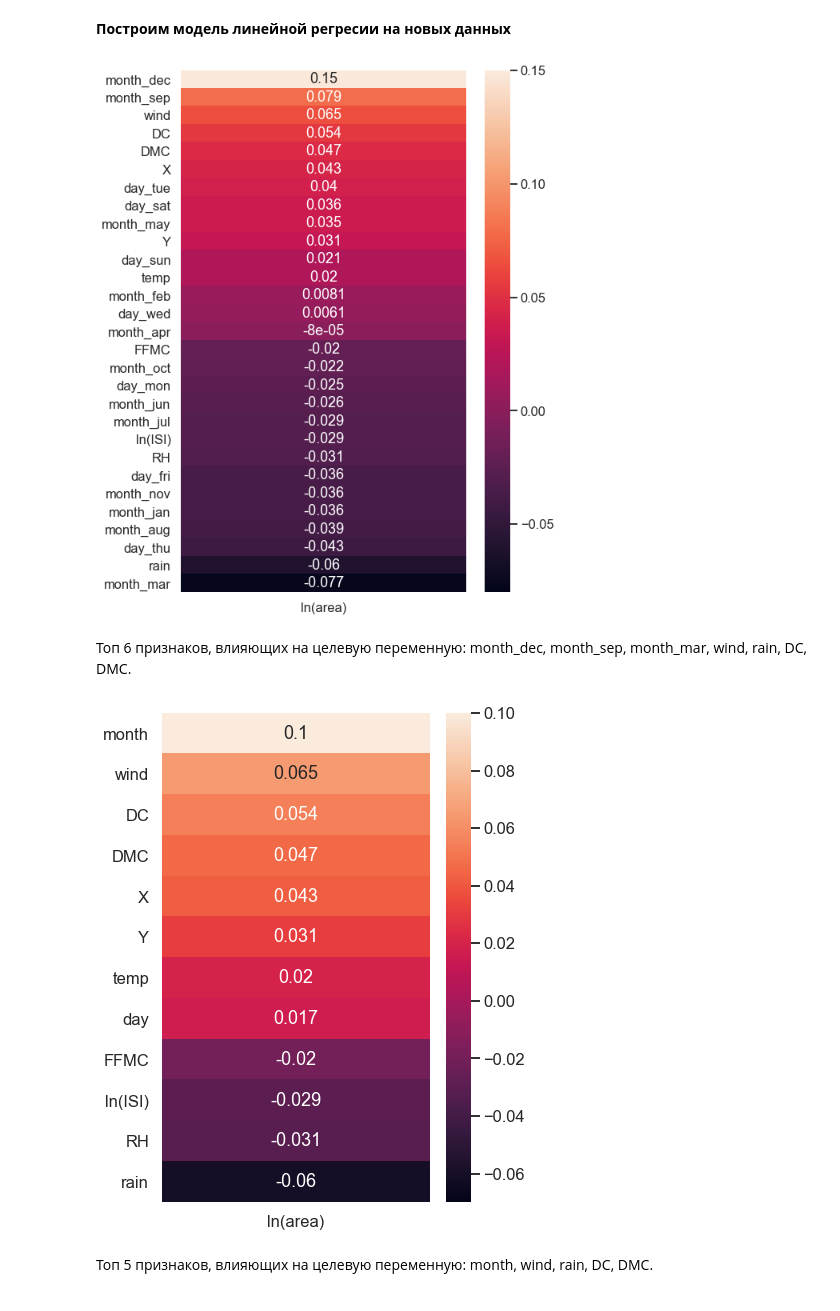
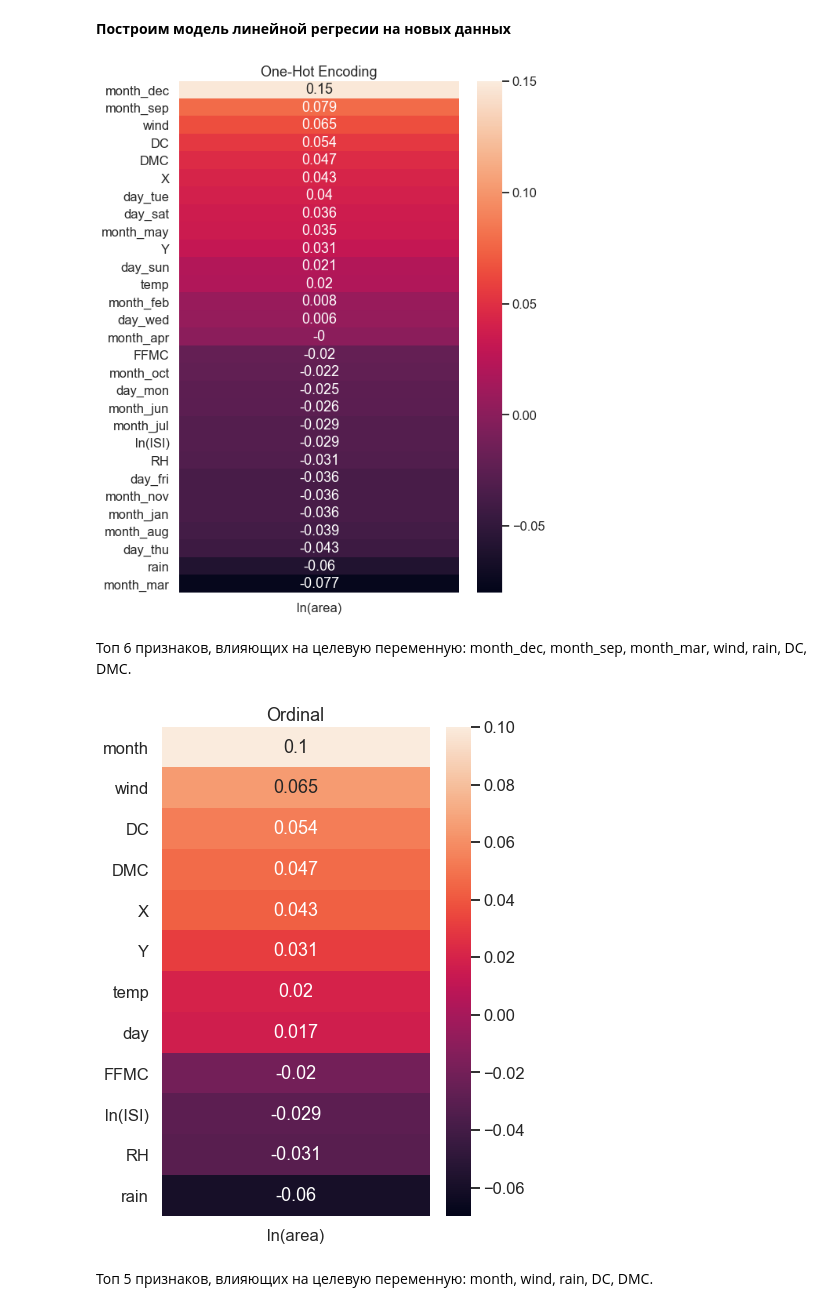
Before and after one commit to kisnikser/Intelligent-Systems-Admission, a Jupyter notebook: 21.ipynb, the cells around one changed output. Cells and saved outputs as stored; diff of their text form; code cells hidden in the pictures.

```diff
--- a/21.ipynb
+++ b/21.ipynb
@@ -499,17 +509,21 @@ num_columns_1 = X_1.select_dtypes(exclude = 'object').columns.tolist()
 # %%
 plt.figure(figsize = (8, 12))
 
-sns.heatmap(pd.DataFrame(df_encoded_oh_1.corr()['ln(area)'].sort_values(ascending = False)[1:]), vmin=-0.08, vmax=0.15, annot=True);
+sns.heatmap(pd.DataFrame(np.round(df_encoded_oh_1.corr()['ln(area)'].sort_values(ascending = False)[1:], 3)), vmin=-0.08, vmax=0.15, annot=True)
+plt.title('One-Hot Encoding')
+plt.savefig('features_corr_oh_1.pdf', bbox_inches = 'tight')
 # %% [output]
-[figure, old version]
+[figure, new version]
 # %% [markdown]
 Топ 6 признаков, влияющих на целевую переменную: month_dec, month_sep, month_mar, wind, rain, DC, DMC.
 # %%
 plt.figure(figsize = (6, 9))
 
-sns.heatmap(pd.DataFrame(df_encoded_1.corr()['ln(area)'].sort_values(ascending = False)[1:]), vmin=-0.07, vmax=0.1, annot=True);
+sns.heatmap(pd.DataFrame(np.round(df_encoded_1.corr()['ln(area)'].sort_values(ascending = False)[1:], 3)), vmin=-0.07, vmax=0.1, annot=True)
+plt.title('Ordinal')
+plt.savefig('features_corr_1.pdf', bbox_inches = 'tight')
 # %% [output]
-[figure, old version]
+[figure, new version]
 # %% [markdown]
 Топ 5 признаков, влияющих на целевую переменную: month, wind, rain, DC, DMC.
 # %%
```
Also changed, not shown: parts of 15 cells of this notebook, 32 other files.
